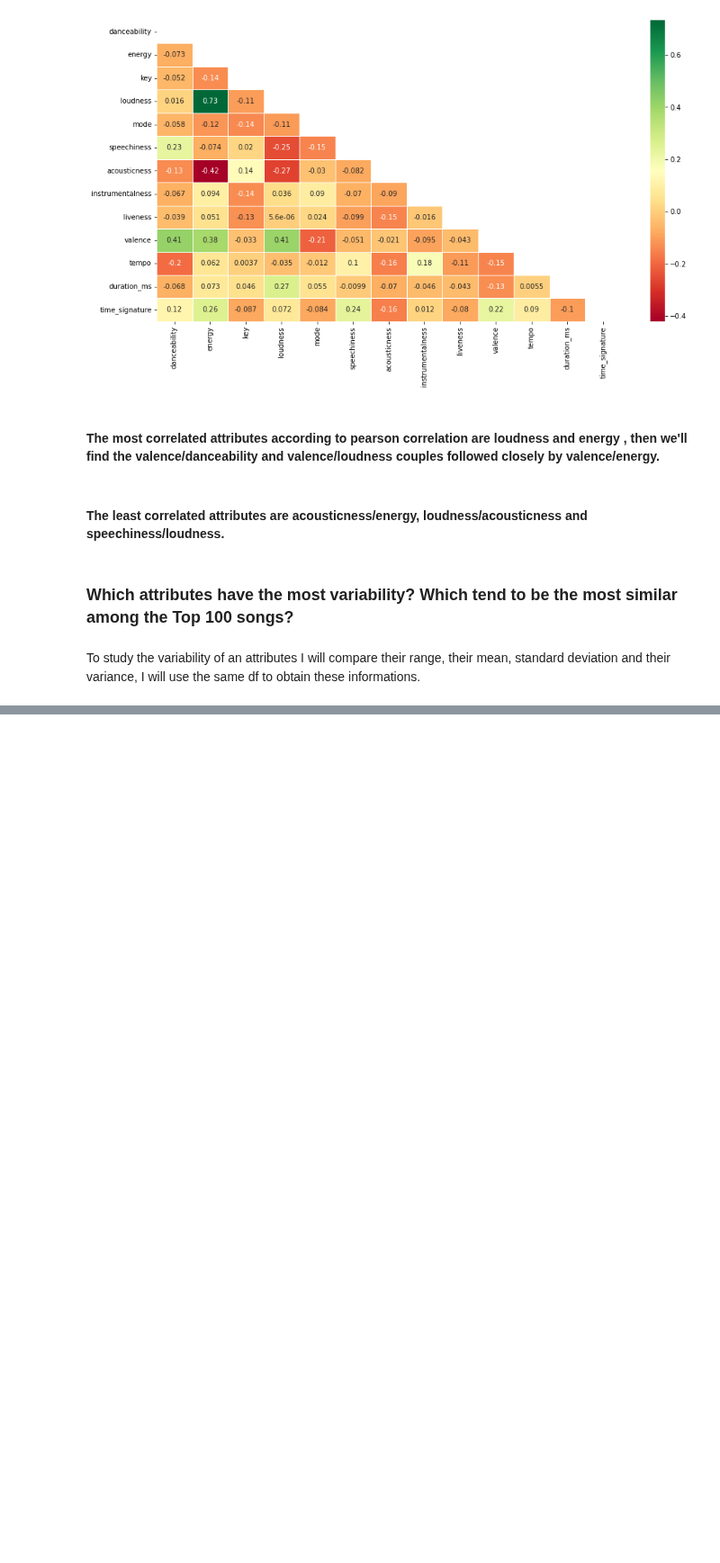
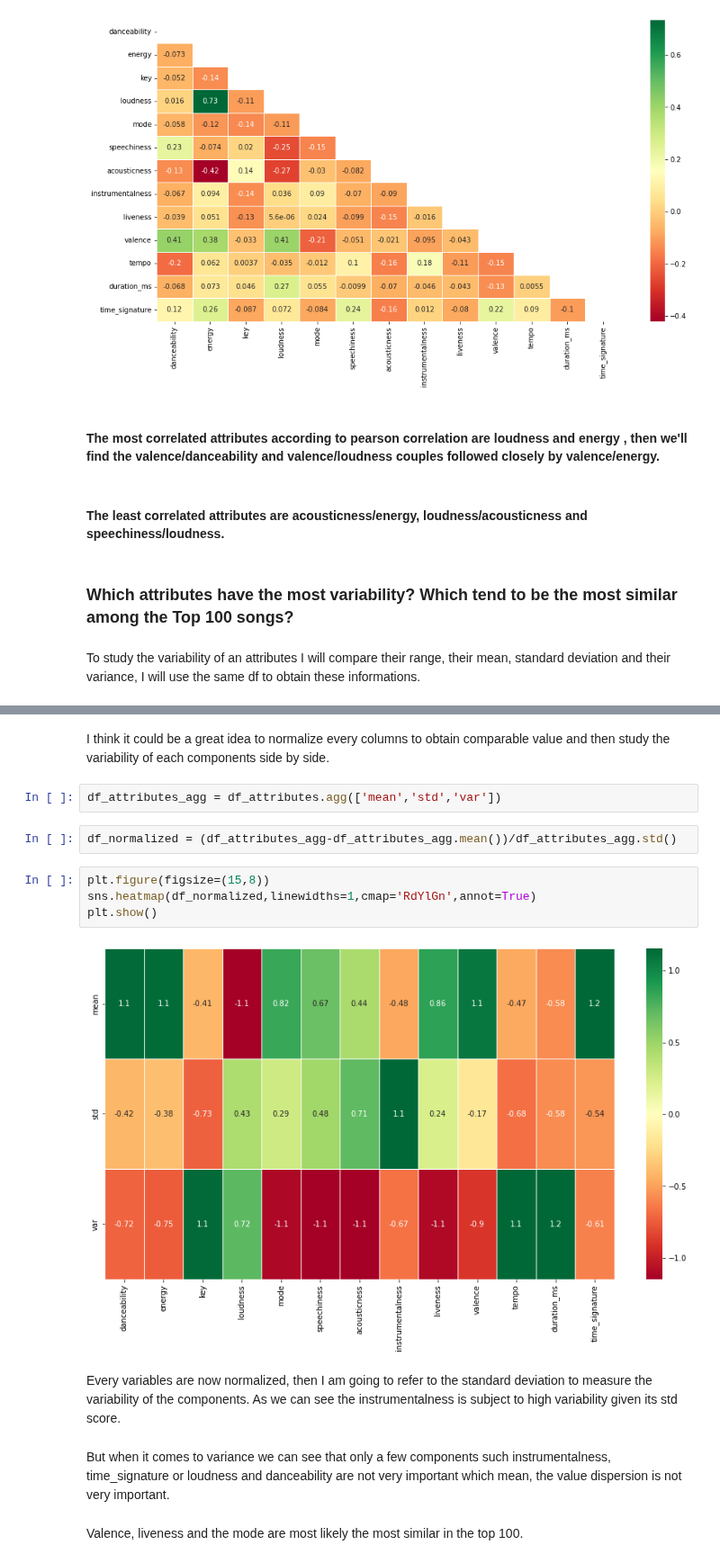
Before and after one commit to Yurhigz/Spotify_top100_Analysis, a Jupyter notebook: SPOTIFY_TOP_100.ipynb, the cells around one changed output, grey strips where cells are left out. Shown at 90% size. Saved outputs shown, nothing was run; the diff lists cells and outputs as text; blank space fills up the shorter version.

```diff
--- a/SPOTIFY_TOP_100.ipynb
+++ b/SPOTIFY_TOP_100.ipynb
@@ -143,0 +143,18 @@ dtype: float64
+# %% [markdown]
+I think it could be a great idea to normalize every columns to obtain comparable value and then study the variability of each components side by side.
+# %%
+df_attributes_agg = df_attributes.agg(['mean','std','var'])
+# %%
+df_normalized = (df_attributes_agg-df_attributes_agg.mean())/df_attributes_agg.std()
+# %%
+plt.figure(figsize=(15,8))
+sns.heatmap(df_normalized,linewidths=1,cmap='RdYlGn',annot=True)
+plt.show()
+# %% [output]
+[figure, added]
+# %% [markdown]
+Every variables are now normalized, then I am going to refer to the standard deviation to measure the variability of the components. As we can see the instrumentalness is subject to high variability given its std score.
+# %% [markdown]
+But when it comes to variance we can see that only a few components such instrumentalness, time_signature or loudness and danceability are not very important which mean, the value dispersion is not very important.
+# %% [markdown]
+Valence, liveness and the mode are most likely the most similar in the top 100.
```
Also changed, not shown: parts of 2 cells of this notebook.
